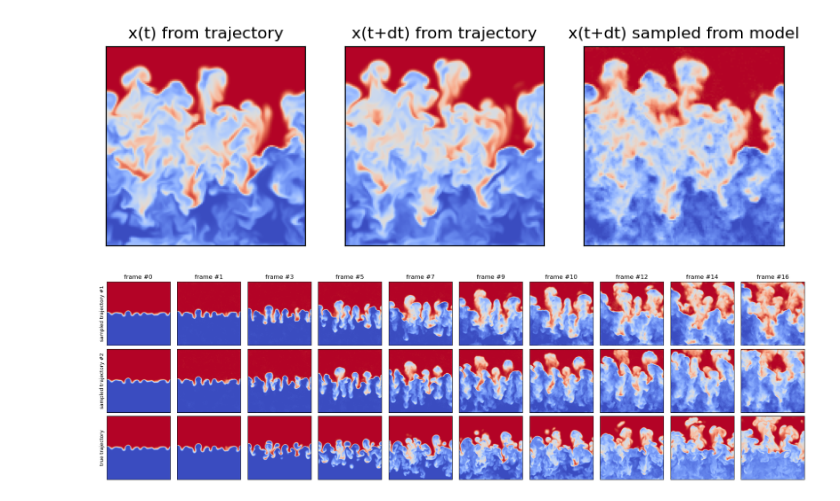
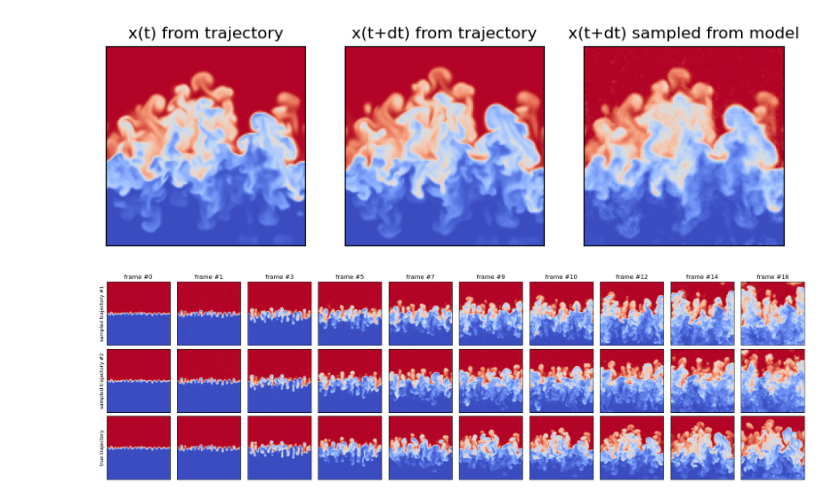
Before and after one commit to graps1/flow-matching-for-time-series, a Jupyter notebook: src/fmfts/experiments/rti3d_sliced/visualization.ipynb, the cells around one changed output. Drawn from its saved outputs; the diff is of its cells as text; code cells hidden in the pictures.

Commit message:
code for single step + flow models for sliced RTI

```diff
--- a/src/fmfts/experiments/rti3d_sliced/visualization.ipynb
+++ b/src/fmfts/experiments/rti3d_sliced/visualization.ipynb
@@ -2,44 +2,55 @@
 import torch
 import matplotlib.pyplot as plt
 import fmfts.experiments.rti3d_sliced.train_script as ts
-from fmfts.experiments.rti3d_sliced.models import VelocityModelSlicedRTI3D
 from fmfts.dataloader.rti3d_sliced import DatasetSlicedRTI3D
+from fmfts.experiments.rti3d_sliced.models import VelocityModelSlicedRTI3D, \
+                                                  SingleStepModelSlicedRTI3D, \
+                                                  FlowModelSlicedRTI3D
 
 torch.set_grad_enabled(False)
 torch.set_default_device("cuda")
 
 velocity = VelocityModelSlicedRTI3D(features = ts.features_velocity)
 velocity.load_state_dict(torch.load("trained_models/model_velocity.pt", weights_only=True))
-dataset_test = DatasetSlicedRTI3D(ts.At, mode="test", dt=ts.dt, dy=ts.dy, dz=ts.dz, include_timestamp=ts.include_timestamp)
+single_step = SingleStepModelSlicedRTI3D(velocity_model = velocity, features = ts.features_single_step)
+single_step.load_state_dict(torch.load("trained_models/model_single_step.pt", weights_only=True))
+flow = FlowModelSlicedRTI3D(velocity_model = velocity, features = ts.features_flow)
+flow.load_state_dict(torch.load("trained_models/model_flow.pt", weights_only=True))
+
+dataset_test = DatasetSlicedRTI3D(ts.At, mode="train", dt=ts.dt, dy=ts.dy, dz=ts.dz, include_timestamp=ts.include_timestamp)
 # %%
 # demonstrates how one can predict a single sample
 y, x = dataset_test.get(0, 80, 64, sequence_len=2)
-x_pred = velocity.sample(y[None], steps=10, method="midpoint")
+# x_pred = velocity.sample(y[None], steps=1, method="euler")
+# x_pred = single_step.sample(y[None])
+x_pred = flow.sample(y[None], steps=1)
 
 # plotting
 fig, ax = plt.subplots(1, 3, figsize=(3*3, 3))
 dataset_test.plot(y, ax[0])
 dataset_test.plot(x, ax[1])
 dataset_test.plot(x_pred, ax[2])
 ax[0].set_title("x(t) from trajectory")
 ax[1].set_title("x(t+dt) from trajectory")
 ax[2].set_title("x(t+dt) sampled from model")
 for i in range(3):
     ax[i].set_xticks([])
     ax[i].set_yticks([])
 plt.show()
 # %% [output]
-[figure, old version]
+[figure, new version]
 # %%
 # demonstrates how one can generate multiple trajectories
 n_trajectories = 2
 n_predictions = 18
-y = dataset_test.get(0, 30, 0, sequence_len=n_predictions)
+y = dataset_test.get(0, 20, 64, sequence_len=n_predictions)
 
 xs = torch.empty(n_predictions, n_trajectories, *y.shape[1:])
 xs[0,:] = y[0].clone()
 for k in range(n_predictions-1):
-    xs[k+1] = velocity.sample(xs[k], steps=5, method="euler")
+    # xs[k+1] = velocity.sample(xs[k], steps=10, method="midpoint")
+    # xs[k+1] = flow.sample(xs[k], steps=1)
+    xs[k+1] = single_step.sample(xs[k])
 
 # plotting
 n_plots   = 10
@@ -61,11 +72,10 @@ for i in range(n_plots):
         ax[-1, i].set_yticks([])
     else:
         ax[-1, i].remove()
-
     ax[0, i].set_title(f"frame #{l}")
 ax[-1, 0].set_ylabel("true trajectory")
 
 plt.tight_layout()
 plt.show()
 # %% [output]
-[figure, old version]
+[figure, new version]
```
Also changed, not shown: 3 other files.
